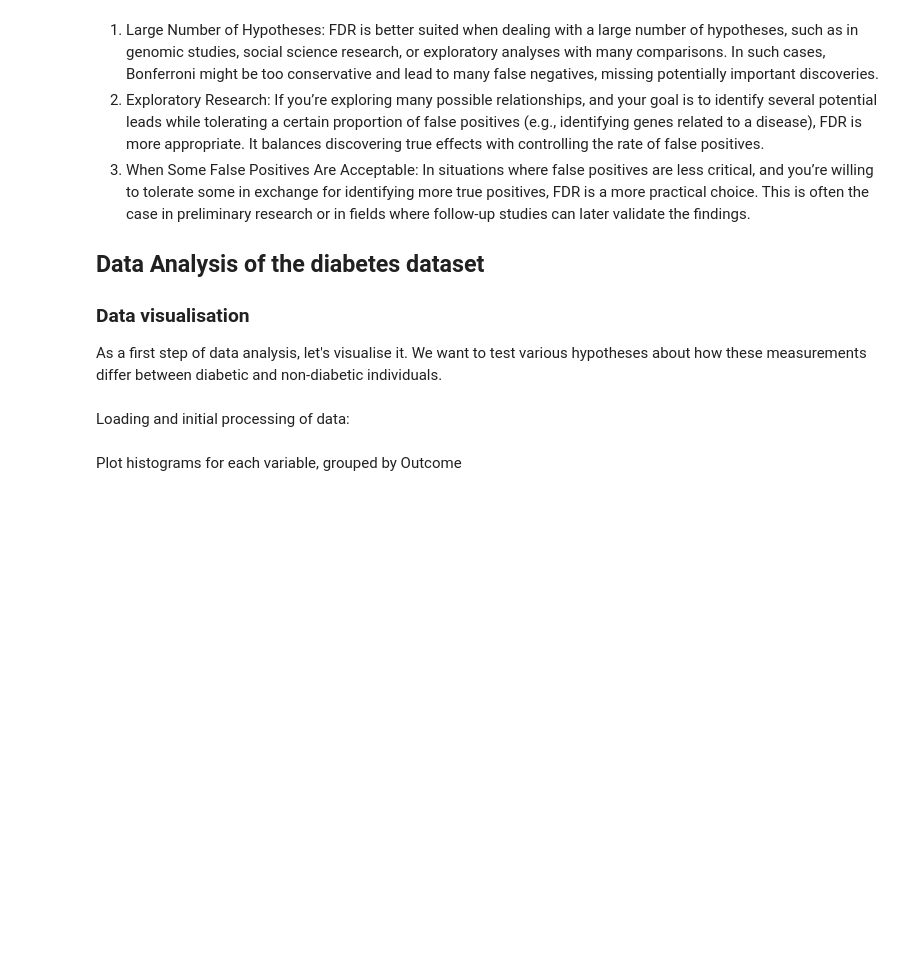
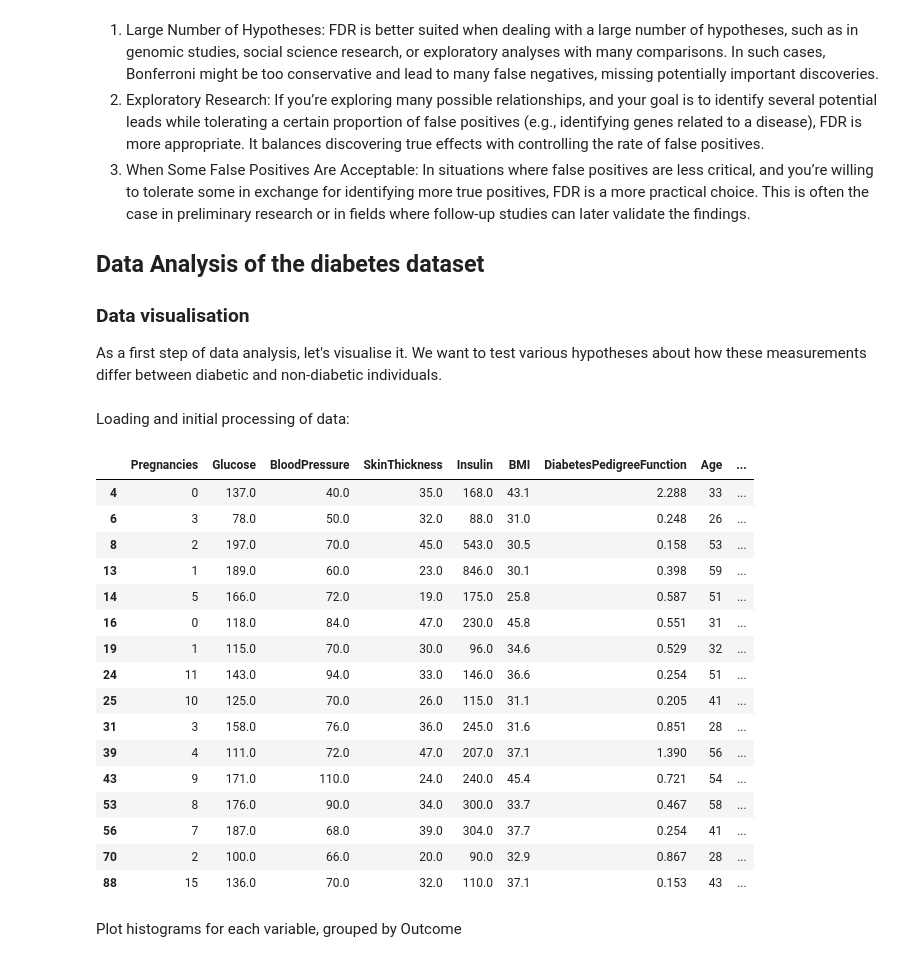
Before and after one commit to imperialchem/python-stats-intro, a Jupyter notebook: part2/stats-intro2.ipynb, the cells around one changed output. Drawn from its saved outputs; the diff is of its cells as text; code cells hidden in the pictures; blank space fills up the shorter version.

```diff
--- a/part2/stats-intro2.ipynb
+++ b/part2/stats-intro2.ipynb
@@ -133,18 +141,41 @@ Loading and initial processing of data:
 # %%
 # Load the dataset
 data = pd.read_csv('diabetes.csv')
 
 # Replace 0 with NaN for relevant columns (we assume that 0 is invalid for certain variables)
 # We don't consider 0 as valid for 'Glucose', 'BloodPressure', 'SkinThickness', 'Insulin', and 'BMI'
 columns_with_zeros = ['Glucose', 'BloodPressure', 'SkinThickness', 'Insulin', 'BMI']
 data[columns_with_zeros] = data[columns_with_zeros].replace(0, np.nan)
 
+# Remove incomplete data rows
+data = data.dropna()
+
 # Separate the data by the Outcome column
 diabetes_0 = data[data['Outcome'] == 0]  # No diabetes group
 diabetes_1 = data[data['Outcome'] == 1]  # Diabetes group
 
 # List of variables to plot (excluding the column, 'Outcome')
 variables = data.columns[:-1]
+
+diabetes_1
+# %% [output]
+|  | Pregnancies | Glucose | BloodPressure | SkinThickness | Insulin | BMI | DiabetesPedigreeFunction | Age | ... |
+| 4 | 0 | 137.0 | 40.0 | 35.0 | 168.0 | 43.1 | 2.288 | 33 | ... |
+| 6 | 3 | 78.0 | 50.0 | 32.0 | 88.0 | 31.0 | 0.248 | 26 | ... |
+| 8 | 2 | 197.0 | 70.0 | 45.0 | 543.0 | 30.5 | 0.158 | 53 | ... |
+| 13 | 1 | 189.0 | 60.0 | 23.0 | 846.0 | 30.1 | 0.398 | 59 | ... |
+| 14 | 5 | 166.0 | 72.0 | 19.0 | 175.0 | 25.8 | 0.587 | 51 | ... |
+| 16 | 0 | 118.0 | 84.0 | 47.0 | 230.0 | 45.8 | 0.551 | 31 | ... |
+| 19 | 1 | 115.0 | 70.0 | 30.0 | 96.0 | 34.6 | 0.529 | 32 | ... |
+| 24 | 11 | 143.0 | 94.0 | 33.0 | 146.0 | 36.6 | 0.254 | 51 | ... |
+| 25 | 10 | 125.0 | 70.0 | 26.0 | 115.0 | 31.1 | 0.205 | 41 | ... |
+| 31 | 3 | 158.0 | 76.0 | 36.0 | 245.0 | 31.6 | 0.851 | 28 | ... |
+| 39 | 4 | 111.0 | 72.0 | 47.0 | 207.0 | 37.1 | 1.390 | 56 | ... |
+| 43 | 9 | 171.0 | 110.0 | 24.0 | 240.0 | 45.4 | 0.721 | 54 | ... |
+| 53 | 8 | 176.0 | 90.0 | 34.0 | 300.0 | 33.7 | 0.467 | 58 | ... |
+| 56 | 7 | 187.0 | 68.0 | 39.0 | 304.0 | 37.7 | 0.254 | 41 | ... |
+| 70 | 2 | 100.0 | 66.0 | 20.0 | 90.0 | 32.9 | 0.867 | 28 | ... |
+| 88 | 15 | 136.0 | 70.0 | 32.0 | 110.0 | 37.1 | 0.153 | 43 | ... |
 # %% [markdown]
 Plot histograms for each variable, grouped by Outcome
 # %%
```
Also changed, not shown: parts of 11 cells of this notebook, 6 other files.
